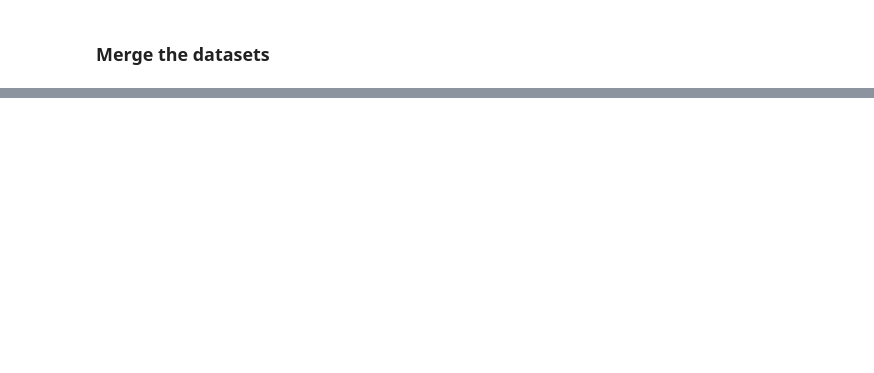
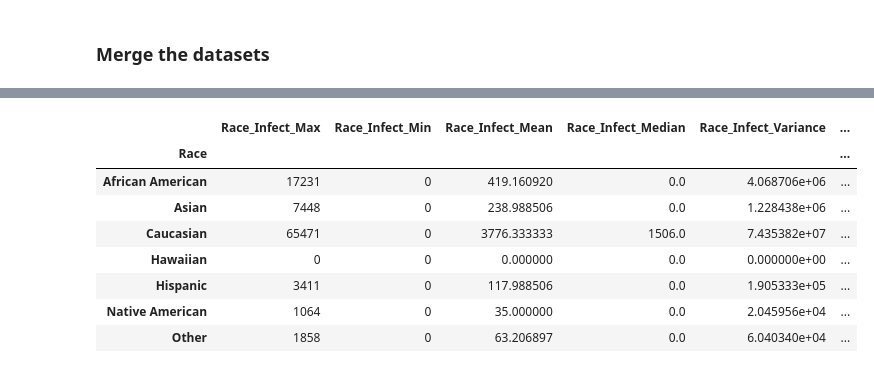
Before and after one commit to tlenzmeier58/Project_1, a Jupyter notebook: working.ipynb, the cells around one changed output, grey strips where cells are left out. Drawn from its saved outputs; the diff is of its cells as text; code cells hidden in the pictures; blank space fills up the shorter version.

```diff
--- a/working.ipynb
+++ b/working.ipynb
@@ -192,0 +573,39 @@ merged_df
+# %%
+#merge infection df's
+merged_race_inf_stats = pd.merge(race_inf_stats,race_inf_rate_stats, on='Race', how='inner')
+#rename columns
+rc_names2 = {
+            'max_x':'Race_Infect_Max',
+            'min_x':'Race_Infect_Min',
+            'mean_x':'Race_Infect_Mean',
+            'median_x':'Race_Infect_Median',
+            'var_x':'Race_Infect_Variance',
+            'std_x':'Race_Infect_Std',
+            'sem_x':'Race_Infect_SEM',
+            'max_y':'Race_Infect_Rate_Max',
+            'min_y':'Race_Infect_Rate_Min',
+            'mean_y':'Race_Infect_Rate_Mean',
+            'median_y':'Race_Infect_Rate_Median',
+            'var_y':'Race_Infect_Rate_Variance',
+            'std_y':'Race_Infect_Rate_Std',
+            'sem_y':'Race_Infect_Rate_SEM'
+            }
+
+
+
+
+
+
+
+merged_race_inf_stats = merged_race_inf_stats.rename(columns=rc_names2)
+merged_race_inf_stats
+# %% [output]
+|  | Race_Infect_Max | Race_Infect_Min | Race_Infect_Mean | Race_Infect_Median | Race_Infect_Variance | ... |
+| Race |  |  |  |  |  | ... |
+| African American | 17231 | 0 | 419.160920 | 0.0 | 4.068706e+06 | ... |
+| Asian | 7448 | 0 | 238.988506 | 0.0 | 1.228438e+06 | ... |
+| Caucasian | 65471 | 0 | 3776.333333 | 1506.0 | 7.435382e+07 | ... |
+| Hawaiian | 0 | 0 | 0.000000 | 0.0 | 0.000000e+00 | ... |
+| Hispanic | 3411 | 0 | 117.988506 | 0.0 | 1.905333e+05 | ... |
+| Native American | 1064 | 0 | 35.000000 | 0.0 | 2.045956e+04 | ... |
+| Other | 1858 | 0 | 63.206897 | 0.0 | 6.040340e+04 | ... |
```
Also changed, not shown: parts of 29 cells of this notebook.
